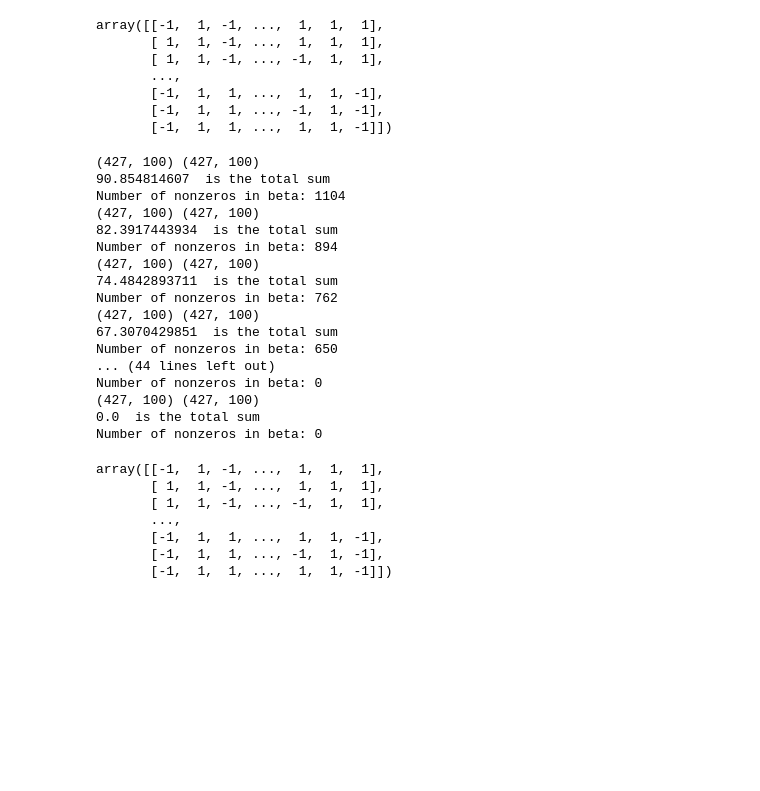
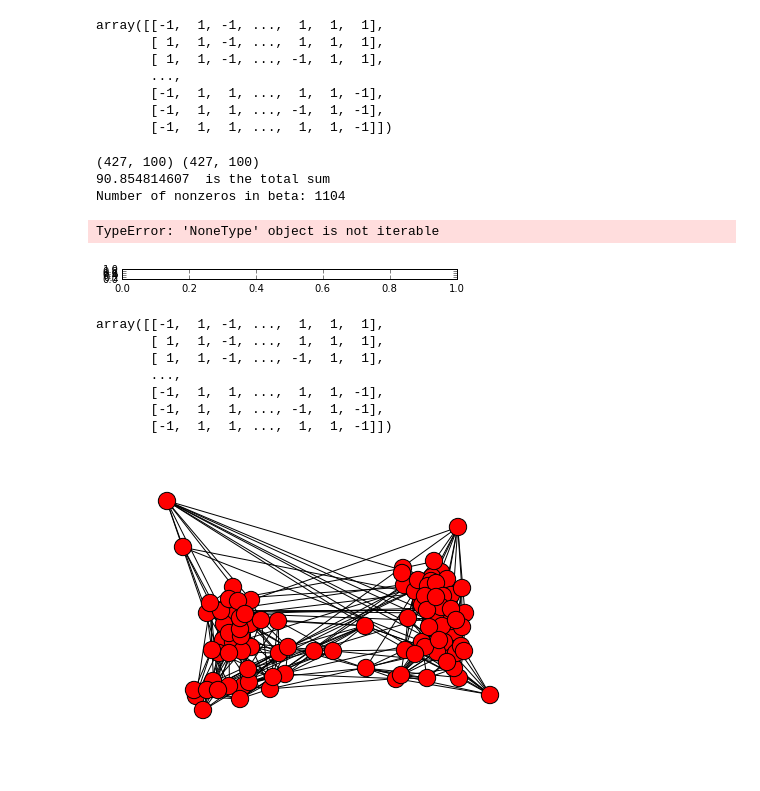
Before and after one commit to horacepan/SenateVoting, a Jupyter notebook: GraphicalLasso.ipynb, the cells around one changed output. Drawn from its saved outputs; the diff is of its cells as text; code cells hidden in the pictures; blank space fills up the shorter version.

```diff
--- a/GraphicalLasso.ipynb
+++ b/GraphicalLasso.ipynb
@@ -274,29 +274,13 @@ def nbd_selection(data, alpha):
 # %%
 i = 1
 for alpha in [0.05*i for i in range(1,21)]:
     g = nbd_selection(sorted_matrix.T, alpha)
-    nx.draw_spring(g)
-    plt.subplot(20, 1, i)
-
-    i += 1
 # %% [output]
 (427, 100) (427, 100)
 90.854814607  is the total sum
 Number of nonzeros in beta: 1104
-(427, 100) (427, 100)
-82.3917443934  is the total sum
-Number of nonzeros in beta: 894
-(427, 100) (427, 100)
-74.4842893711  is the total sum
-Number of nonzeros in beta: 762
-(427, 100) (427, 100)
-67.3070429851  is the total sum
-Number of nonzeros in beta: 650
-... (44 lines left out)
-Number of nonzeros in beta: 0
-(427, 100) (427, 100)
-0.0  is the total sum
-Number of nonzeros in beta: 0
+TypeError: 'NoneType' object is not iterable
+[figure, added]
 # %%
 sorted_matrix
 # %% [output]
@@ -309,0 +296,4 @@ array([[-1,  1, -1, ...,  1,  1,  1],
+# %%
+nx.draw_spring(g)
+# %% [output]
+[figure, added]
```
Also changed, not shown: parts of 1 cell of this notebook.
